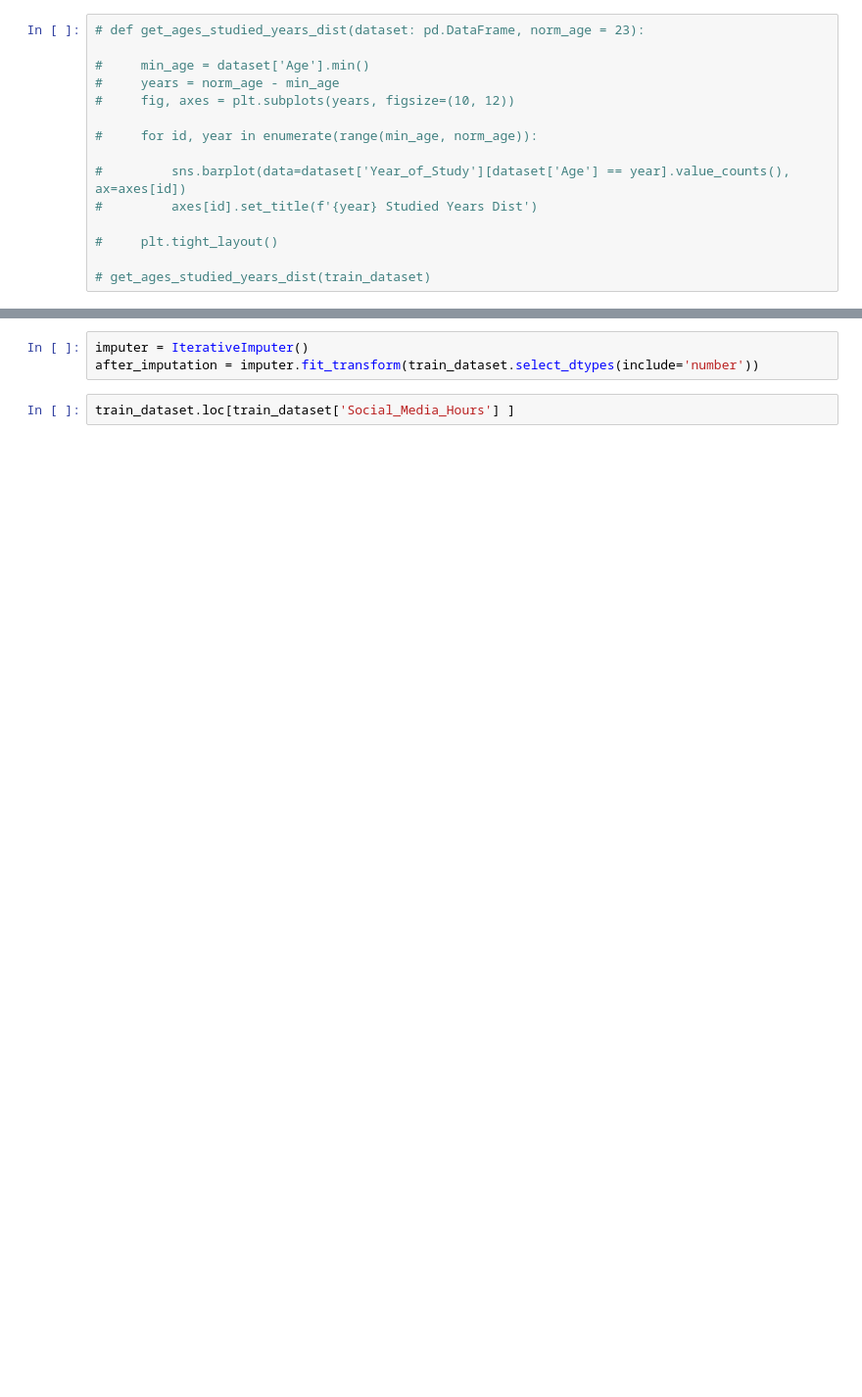
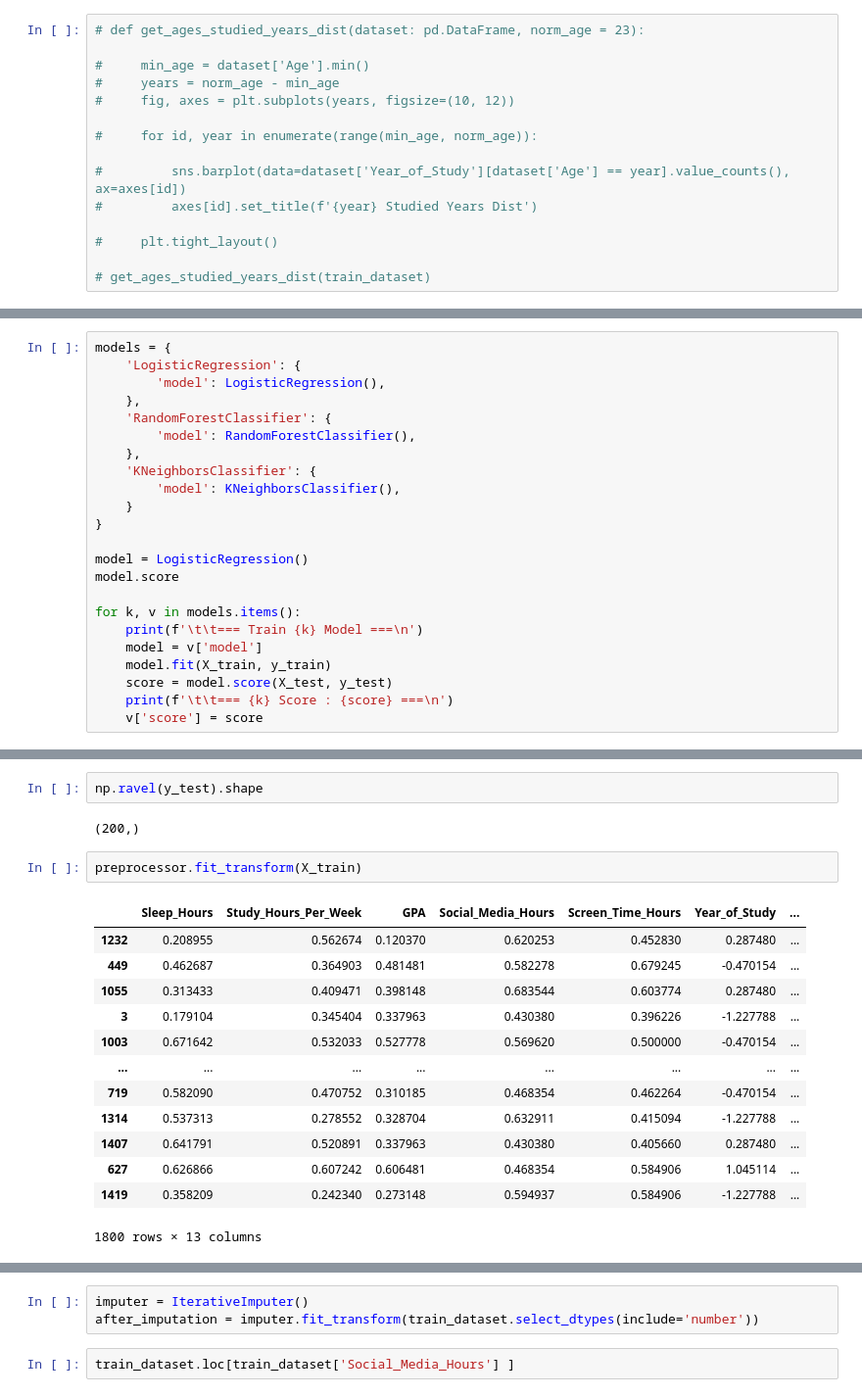
Before and after one commit to Gho-byte/Jury-Blanc, a Jupyter notebook: notebooks/preprocessing.ipynb, the cells around one changed output, grey strips where cells are left out. Shown at 98% size. Cells and saved outputs as stored; diff of their text form; blank space fills up the shorter version.

```diff
--- a/notebooks/preprocessing.ipynb
+++ b/notebooks/preprocessing.ipynb
@@ -147,0 +157,23 @@ def process_non_binary_gender(dataset: pd.DataFrame, drop=True):
+# %%
+models = {
+    'LogisticRegression': {
+        'model': LogisticRegression(),
+    },
+    'RandomForestClassifier': {
+        'model': RandomForestClassifier(),
+    },
+    'KNeighborsClassifier': {
+        'model': KNeighborsClassifier(),
+    }
+}
+
+model = LogisticRegression()
+model.score
+
+for k, v in models.items():
+    print(f'\t\t=== Train {k} Model ===\n')
+    model = v['model']
+    model.fit(X_train, y_train)
+    score = model.score(X_test, y_test)
+    print(f'\t\t=== {k} Score : {score} ===\n')
+    v['score'] = score
@@ -148 +191,21 @@ def process_non_binary_gender(dataset: pd.DataFrame, drop=True):
+# %%
+np.ravel(y_test).shape
+# %% [output]
+(200,)
+# %%
+preprocessor.fit_transform(X_train)
+# %% [output]
+|  | Sleep_Hours | Study_Hours_Per_Week | GPA | Social_Media_Hours | Screen_Time_Hours | Year_of_Study | ... |
+| 1232 | 0.208955 | 0.562674 | 0.120370 | 0.620253 | 0.452830 | 0.287480 | ... |
+| 449 | 0.462687 | 0.364903 | 0.481481 | 0.582278 | 0.679245 | -0.470154 | ... |
+| 1055 | 0.313433 | 0.409471 | 0.398148 | 0.683544 | 0.603774 | 0.287480 | ... |
+| 3 | 0.179104 | 0.345404 | 0.337963 | 0.430380 | 0.396226 | -1.227788 | ... |
+| 1003 | 0.671642 | 0.532033 | 0.527778 | 0.569620 | 0.500000 | -0.470154 | ... |
+| ... | ... | ... | ... | ... | ... | ... | ... |
+| 719 | 0.582090 | 0.470752 | 0.310185 | 0.468354 | 0.462264 | -0.470154 | ... |
+| 1314 | 0.537313 | 0.278552 | 0.328704 | 0.632911 | 0.415094 | -1.227788 | ... |
+| 1407 | 0.641791 | 0.520891 | 0.337963 | 0.430380 | 0.405660 | 0.287480 | ... |
+| 627 | 0.626866 | 0.607242 | 0.606481 | 0.468354 | 0.584906 | 1.045114 | ... |
+| 1419 | 0.358209 | 0.242340 | 0.273148 | 0.594937 | 0.584906 | -1.227788 | ... |
+1800 rows × 13 columns
 # %%
```
Also changed, not shown: parts of 12 cells of this notebook, 1 other file.
